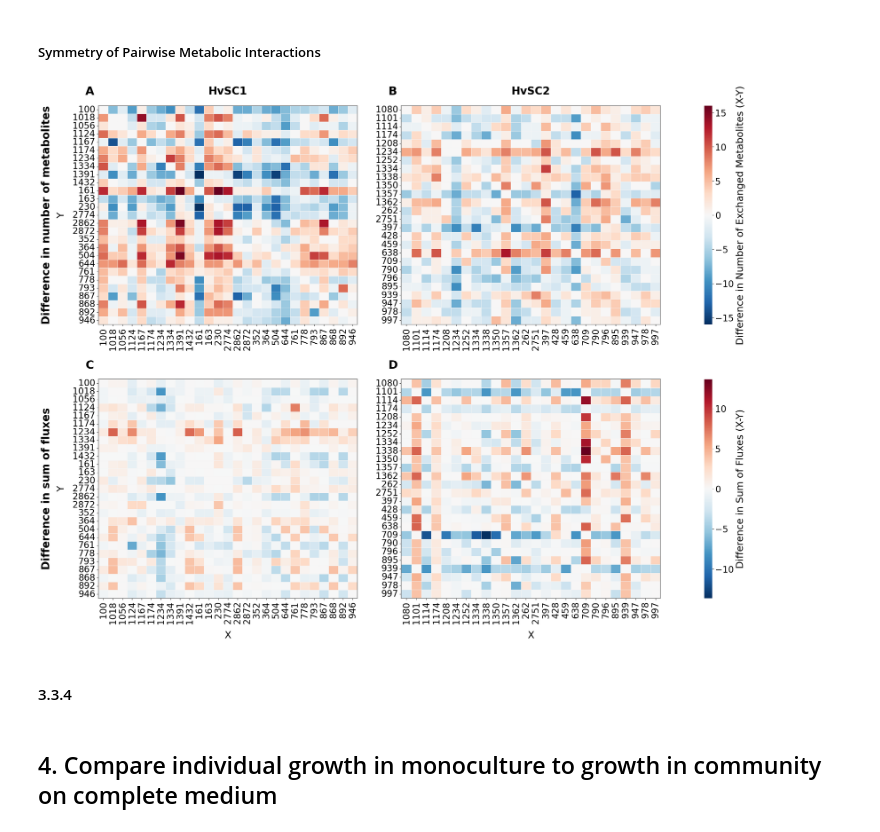
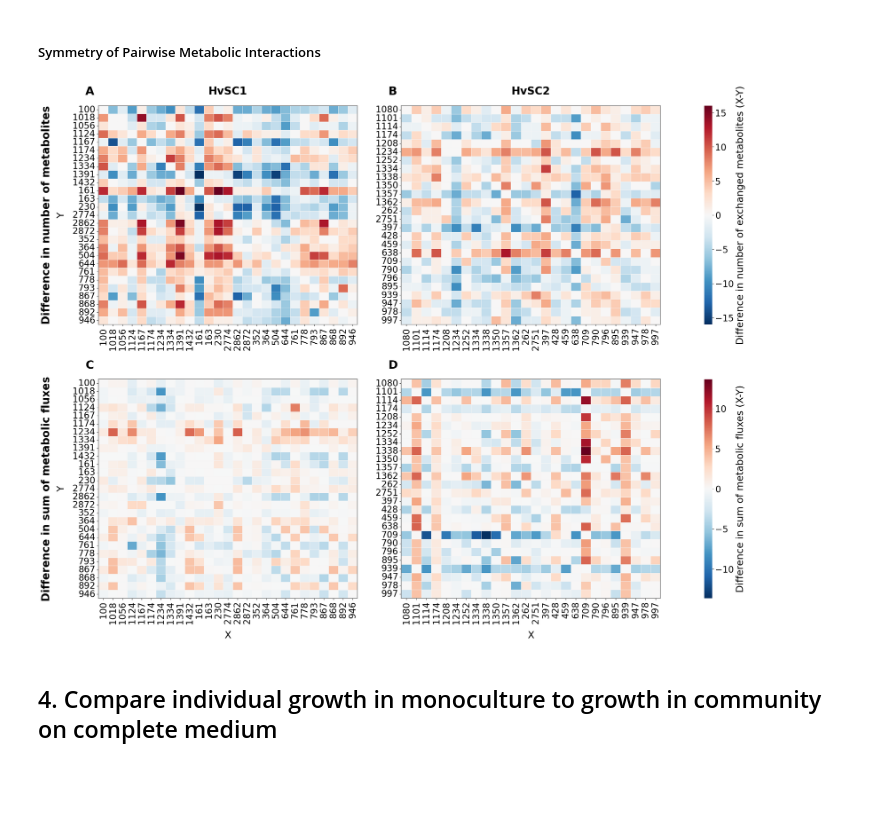
Before and after one commit to emmaatlls/git_repository_emma, a Jupyter notebook: code/organised_code/community.ipynb, the cells around one changed output. Drawn from its saved outputs; the diff is of its cells as text; code cells hidden in the pictures; blank space fills up the shorter version.

```diff
--- a/code/organised_code/community.ipynb
+++ b/code/organised_code/community.ipynb
@@ -636,7 +644,7 @@ sns.heatmap(
     vmax=max_val,
     cbar=True,
     cbar_ax=cax2,
-    cbar_kws={'label': 'Difference in Sum of Fluxes (X-Y)'},
+    cbar_kws={'label': 'Difference in sum of metabolic fluxes (X-Y)'},
     linewidths=0.5,
     linecolor='whitesmoke')
 
@@ -661,7 +669,7 @@ sns.heatmap(
     vmax=max_valnrxn,
     cbar=True,
     cbar_ax=cax1,
-    cbar_kws={'label': 'Difference in Number of Exchanged Metabolites (X-Y)'},
+    cbar_kws={'label': 'Difference in number of exchanged metabolites (X-Y)'},
     linewidths=0.5,
     linecolor='whitesmoke')
 
@@ -676,37 +684,35 @@ for ax in all_axes:
         spine.set_color('grey')
         spine.set_linewidth(1.5)
 
 ax21.set_xlabel("X", fontsize=axis_labels, labelpad=15)
 ax22.set_xlabel("X", fontsize=axis_labels, labelpad=15)
 ax11.set_ylabel("Y", fontsize=axis_labels, labelpad=15)
 ax21.set_ylabel("Y", fontsize=axis_labels, labelpad=15)
 ax11.set_title("HvSC1", fontsize=subtitle_size, fontweight = "bold", pad=25)
 ax12.set_title("HvSC2", fontsize=subtitle_size, fontweight = "bold", pad=25)
 ax11.text(-0.2, 0.5, "Difference in number of metabolites", transform=ax11.transAxes,
         fontsize=subtitle_size, va='center', fontweight='bold', ha='center', rotation=90)
-ax21.text(-0.2, 0.5, "Difference in sum of fluxes", transform=ax21.transAxes,
+ax21.text(-0.2, 0.5, "Difference in sum of metabolic fluxes", transform=ax21.transAxes,
         fontsize=subtitle_size, va='center',fontweight='bold', ha='center', rotation=90)
 
 # Subplot tags (A, B, C, D)
 ax11.text(-0.05, 1.05, "A", transform=ax11.transAxes, fontsize=subtitle_size + 2, fontweight='bold')
 ax12.text(-0.05, 1.05, "B", transform=ax12.transAxes, fontsize=subtitle_size + 2, fontweight='bold')
 ax21.text(-0.05, 1.05, "C", transform=ax21.transAxes, fontsize=subtitle_size + 2, fontweight='bold')
 ax22.text(-0.05, 1.05, "D", transform=ax22.transAxes, fontsize=subtitle_size + 2, fontweight='bold')
 
 # Format Colorbars
 cax1.yaxis.label.set_size(legend_size)
 cax1.tick_params(labelsize=tick_size)
 cax2.yaxis.label.set_size(legend_size)
 cax2.tick_params(labelsize=tick_size)
 
 plt.subplots_adjust(left=0.1)
 #plt.savefig(os.path.join(save_fig_dir, "Combined_balance_nmets_flux_heatmap.svg"), bbox_inches='tight')
 plt.savefig(os.path.join(save_fig_dir, "Combined_balance_nmets_flux_heatmap.png"), bbox_inches='tight')
 plt.show()
 # %% [output]
-[figure, old version]
+[figure, new version]
-# %% [markdown]
-#### 3.3.4
 # %% [markdown]
 ## 4. Compare individual growth in monoculture to growth in community on complete medium
 # %%
```
Also changed, not shown: parts of 8 cells of this notebook, 12 other files.
